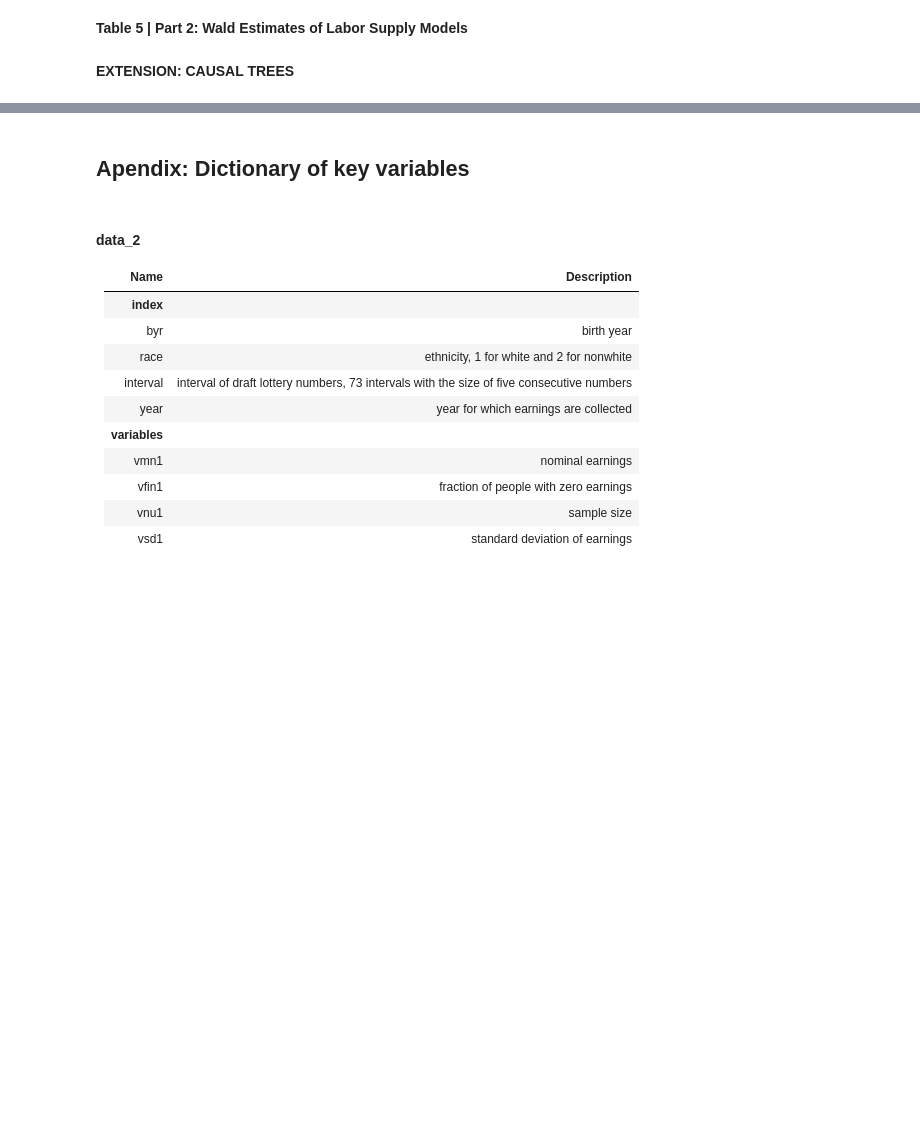
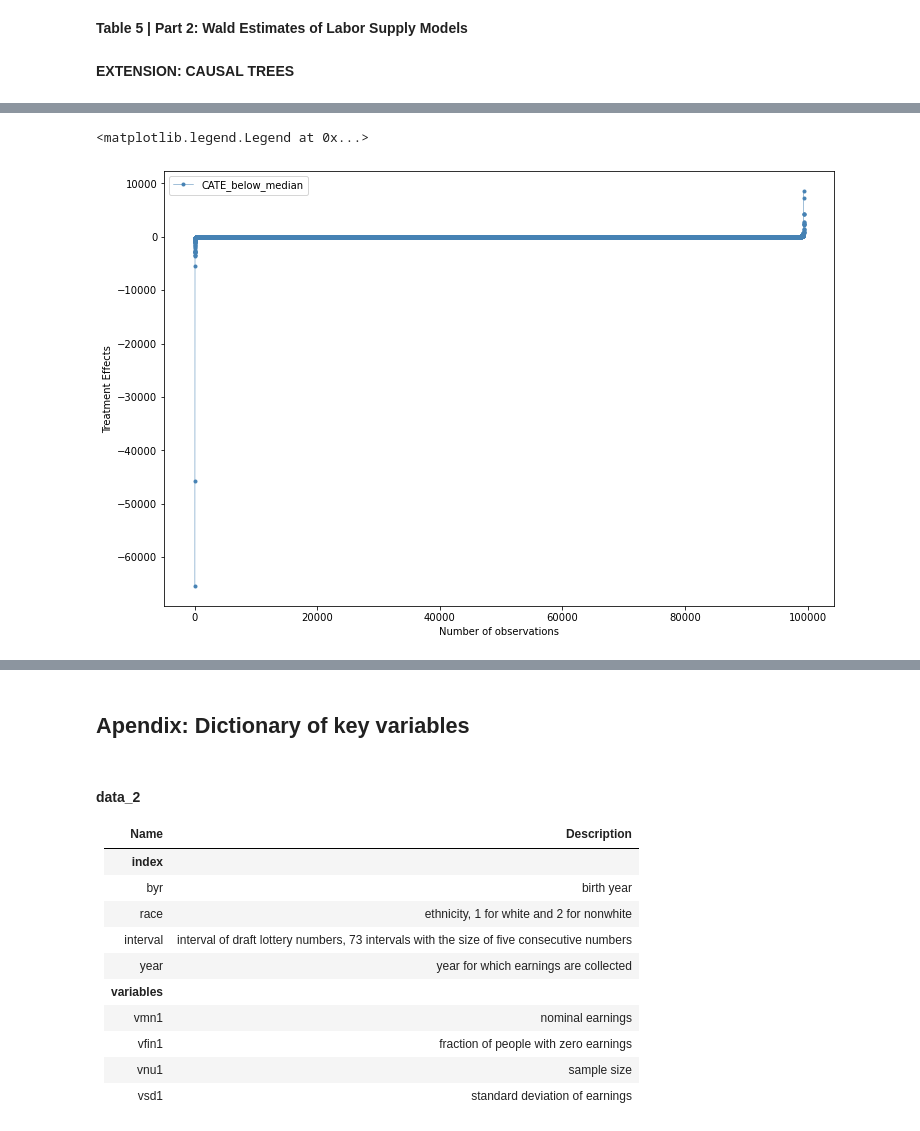
Before and after one commit to carolinalvarez/angrist-and-evans-1998-python, a Jupyter notebook: Angrist_and_Evans_1998.ipynb, the cells around one changed output, grey strips where cells are left out. Drawn from its saved outputs; the diff is of its cells as text; code cells hidden in the pictures; blank space fills up the shorter version.

```diff
--- a/Angrist_and_Evans_1998.ipynb
+++ b/Angrist_and_Evans_1998.ipynb
@@ -675,0 +826,15 @@ df_te_01["cate"].mean()
+# %%
+# set plot size
+fig, ax = plt.subplots(figsize=(12, 8))
+
+# plot treatment effects for peripheral neighbourhoods
+ax.plot(df_te_02['cate'],
+        marker='.', linestyle='-', linewidth=0.5, label='CATE_below_median', color='steelblue')
+
+# label axes and create legend
+ax.set_ylabel('Treatment Effects')
+ax.set_xlabel('Number of observations')
+ax.legend()
+# %% [output]
+<matplotlib.legend.Legend at 0x...>
+[figure, added]
```
Also changed, not shown: parts of 67 cells of this notebook, 1 other file.
